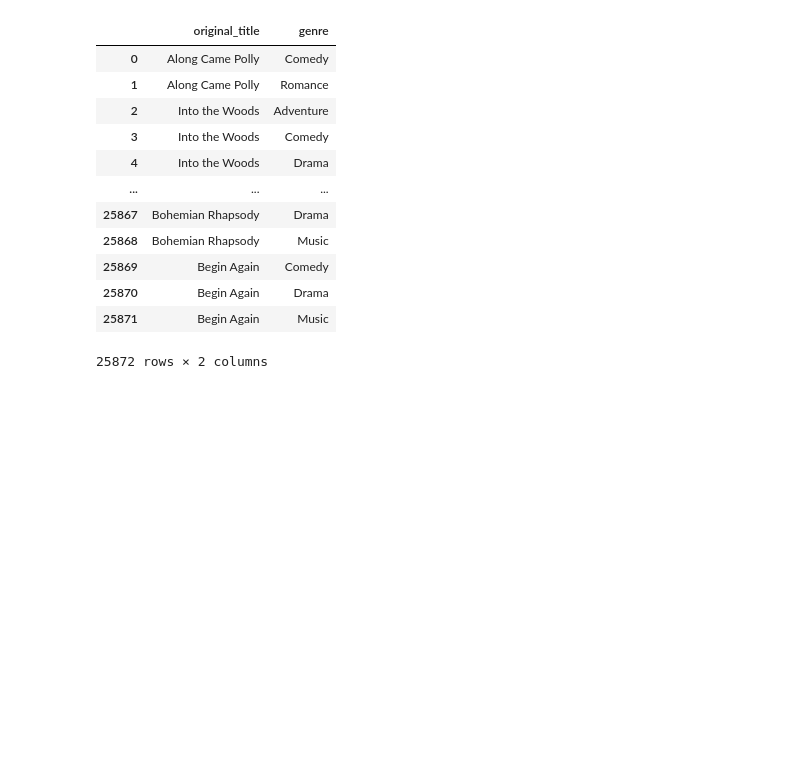
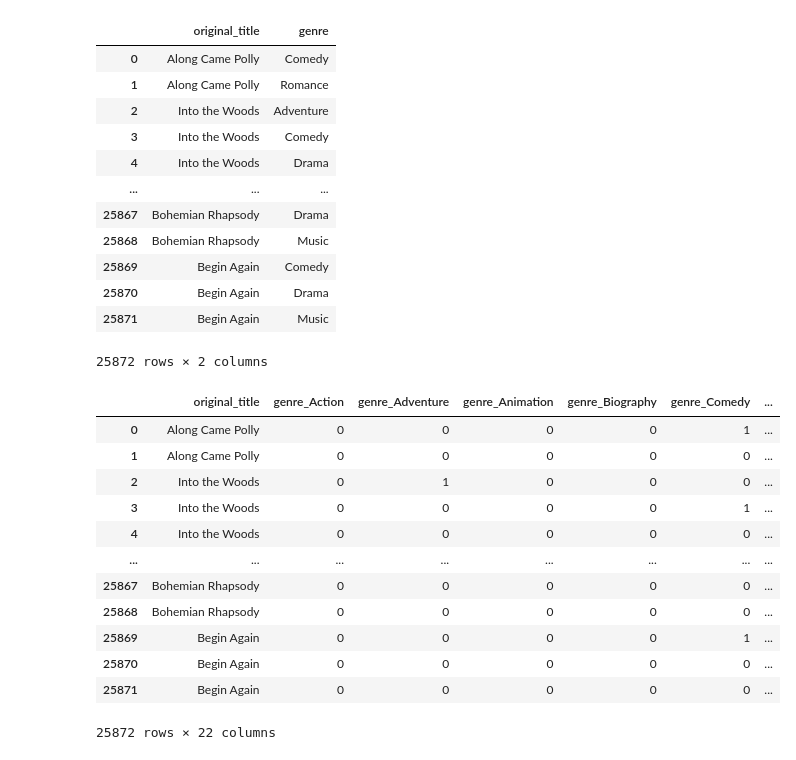
Before and after one commit to ianmkinney/imdb-machine-learning, a Jupyter notebook: sample_cleaning.ipynb, the cells around one changed output. Saved outputs shown, nothing was run; the diff lists cells and outputs as text; code cells hidden in the pictures; blank space fills up the shorter version.

```diff
--- a/sample_cleaning.ipynb
+++ b/sample_cleaning.ipynb
@@ -66,3 +179,20 @@ new_df
 | 25870 | Begin Again | Drama |
 | 25871 | Begin Again | Music |
 25872 rows × 2 columns
+# %%
+dummy = pd.get_dummies(test_df, columns=['genre'])
+dummy
+# %% [output]
+|  | original_title | genre_Action | genre_Adventure | genre_Animation | genre_Biography | genre_Comedy | ... |
+| 0 | Along Came Polly | 0 | 0 | 0 | 0 | 1 | ... |
+| 1 | Along Came Polly | 0 | 0 | 0 | 0 | 0 | ... |
+| 2 | Into the Woods | 0 | 1 | 0 | 0 | 0 | ... |
+| 3 | Into the Woods | 0 | 0 | 0 | 0 | 1 | ... |
+| 4 | Into the Woods | 0 | 0 | 0 | 0 | 0 | ... |
+| ... | ... | ... | ... | ... | ... | ... | ... |
+| 25867 | Bohemian Rhapsody | 0 | 0 | 0 | 0 | 0 | ... |
+| 25868 | Bohemian Rhapsody | 0 | 0 | 0 | 0 | 0 | ... |
+| 25869 | Begin Again | 0 | 0 | 0 | 0 | 1 | ... |
+| 25870 | Begin Again | 0 | 0 | 0 | 0 | 0 | ... |
+| 25871 | Begin Again | 0 | 0 | 0 | 0 | 0 | ... |
+25872 rows × 22 columns
```
Also changed, not shown: parts of 14 cells of this notebook.
